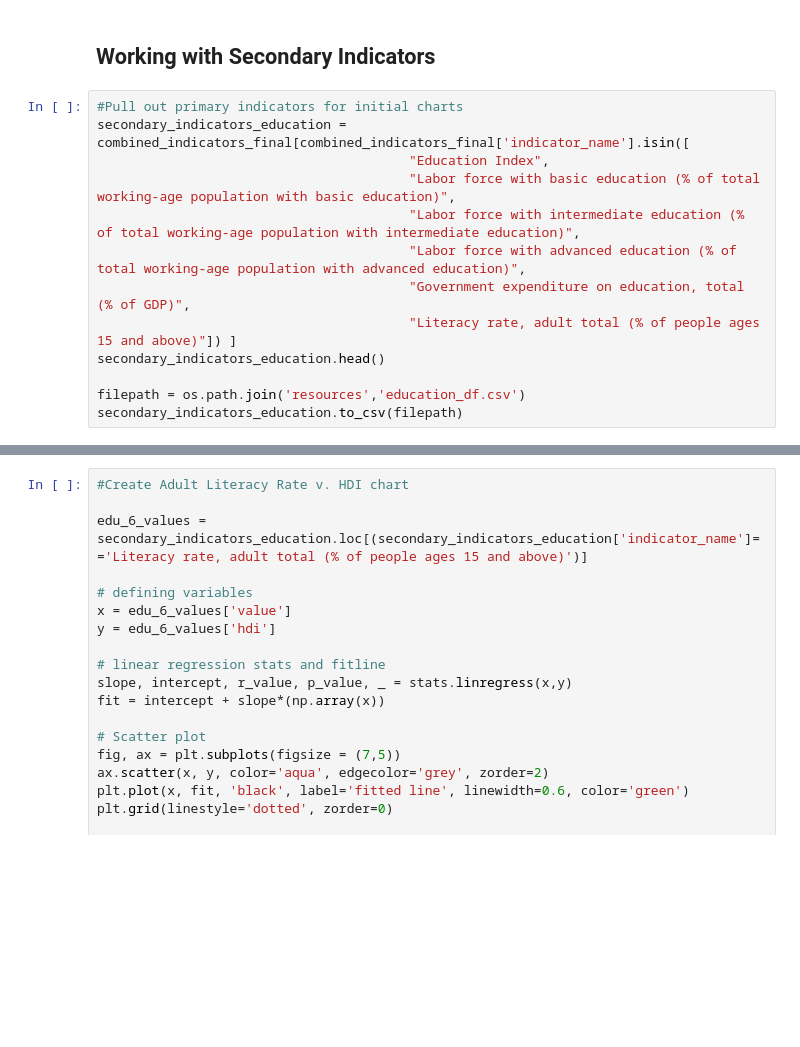
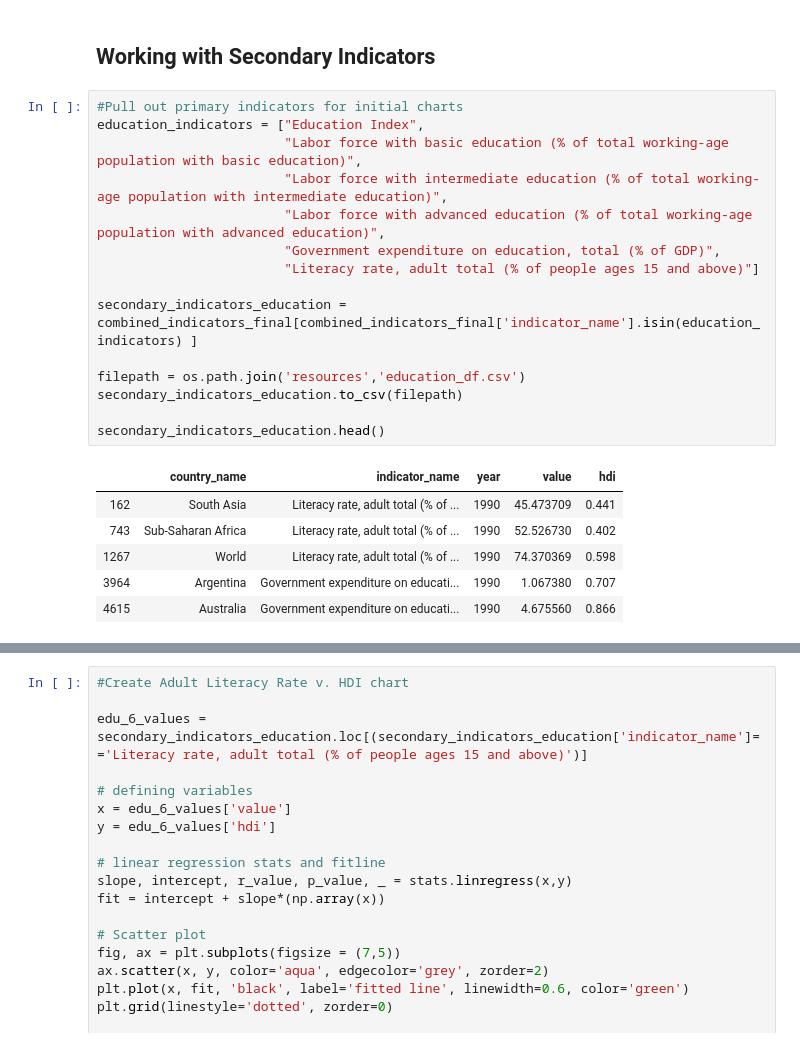
Before and after one commit to linmck/finalproject, a Jupyter notebook: Predict_HDI.ipynb, the cells around one changed output, grey strips where cells are left out. Drawn from its saved outputs; the diff is of its cells as text; blank space fills up the shorter version.

Commit message:
Updated indicator dataframes to remove errors from the isin code

```diff
--- a/Predict_HDI.ipynb
+++ b/Predict_HDI.ipynb
@@ -397,15 +397,24 @@ print(r_value**2)
 ## Working with Secondary Indicators
 # %%
 #Pull out primary indicators for initial charts
-secondary_indicators_education = combined_indicators_final[combined_indicators_final['indicator_name'].isin([
-                                        "Education Index",
-                                        "Labor force with basic education (% of total working-age population with basic education)",
-                                        "Labor force with intermediate education (% of total working-age population with intermediate education)",
-                                        "Labor force with advanced education (% of total working-age population with advanced education)",
-                                        "Government expenditure on education, total (% of GDP)",
-                                        "Literacy rate, adult total (% of people ages 15 and above)"]) ]
-secondary_indicators_education.head()
+education_indicators = ["Education Index",
+                        "Labor force with basic education (% of total working-age population with basic education)",
+                        "Labor force with intermediate education (% of total working-age population with intermediate education)",
+                        "Labor force with advanced education (% of total working-age population with advanced education)",
+                        "Government expenditure on education, total (% of GDP)",
+                        "Literacy rate, adult total (% of people ages 15 and above)"]
+
+secondary_indicators_education = combined_indicators_final[combined_indicators_final['indicator_name'].isin(education_indicators) ]
 
 filepath = os.path.join('resources','education_df.csv')
 secondary_indicators_education.to_csv(filepath)
+
+secondary_indicators_education.head()
+# %% [output]
+|  | country_name | indicator_name | year | value | hdi |
+| 162 | South Asia | Literacy rate, adult total (% of ... | 1990 | 45.473709 | 0.441 |
+| 743 | Sub-Saharan Africa | Literacy rate, adult total (% of ... | 1990 | 52.526730 | 0.402 |
+| 1267 | World | Literacy rate, adult total (% of ... | 1990 | 74.370369 | 0.598 |
+| 3964 | Argentina | Government expenditure on educati... | 1990 | 1.067380 | 0.707 |
+| 4615 | Australia | Government expenditure on educati... | 1990 | 4.675560 | 0.866 |
 # %%
```
Also changed, not shown: parts of 10 cells of this notebook, 6 other files.
